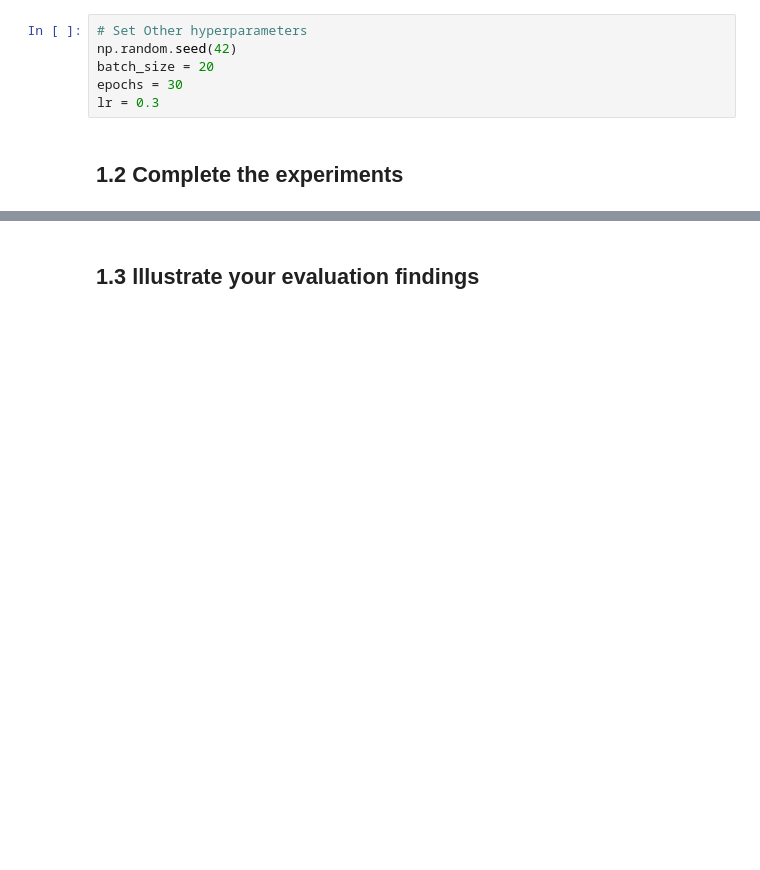
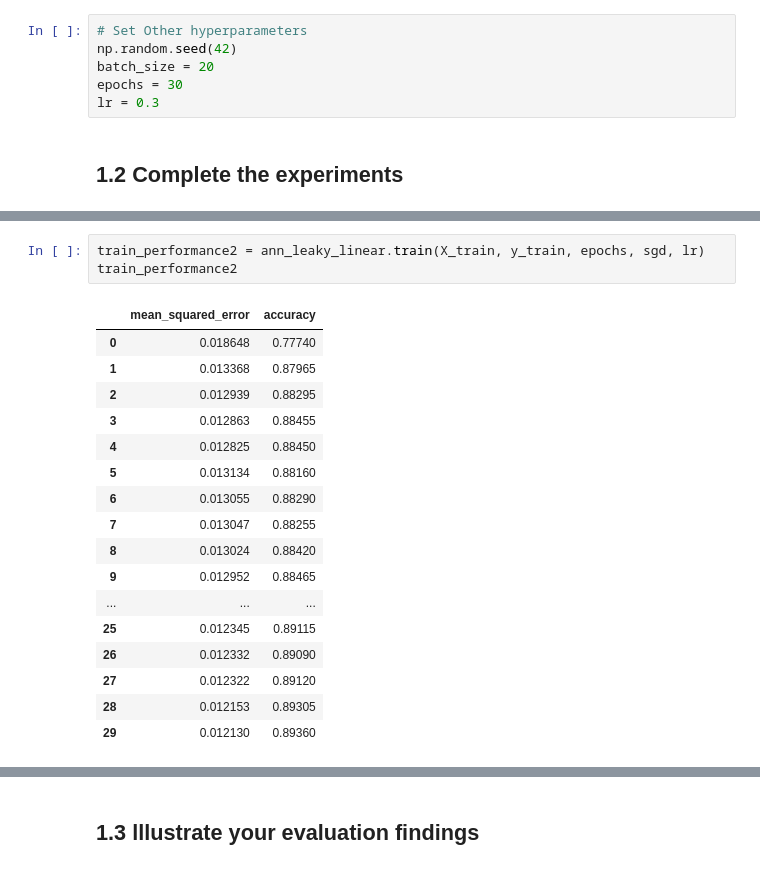
Before and after one commit to simonka0808/AdaptiveSolutionsCorrectCode, a Jupyter notebook: 2022_CM4107_CW_1_Template.ipynb, the cells around one changed output, grey strips where cells are left out. Cells and saved outputs as stored; diff of their text form; blank space fills up the shorter version.

```diff
--- a/2022_CM4107_CW_1_Template.ipynb
+++ b/2022_CM4107_CW_1_Template.ipynb
@@ -355,0 +369,21 @@ y_train.shape => (20000, 10)
+# %%
+train_performance2 = ann_leaky_linear.train(X_train, y_train, epochs, sgd, lr)
+train_performance2
+# %% [output]
+|  | mean_squared_error | accuracy |
+| 0 | 0.018648 | 0.77740 |
+| 1 | 0.013368 | 0.87965 |
+| 2 | 0.012939 | 0.88295 |
+| 3 | 0.012863 | 0.88455 |
+| 4 | 0.012825 | 0.88450 |
+| 5 | 0.013134 | 0.88160 |
+| 6 | 0.013055 | 0.88290 |
+| 7 | 0.013047 | 0.88255 |
+| 8 | 0.013024 | 0.88420 |
+| 9 | 0.012952 | 0.88465 |
+| ... | ... | ... |
+| 25 | 0.012345 | 0.89115 |
+| 26 | 0.012332 | 0.89090 |
+| 27 | 0.012322 | 0.89120 |
+| 28 | 0.012153 | 0.89305 |
+| 29 | 0.012130 | 0.89360 |
```
Also changed, not shown: parts of 18 cells of this notebook.
